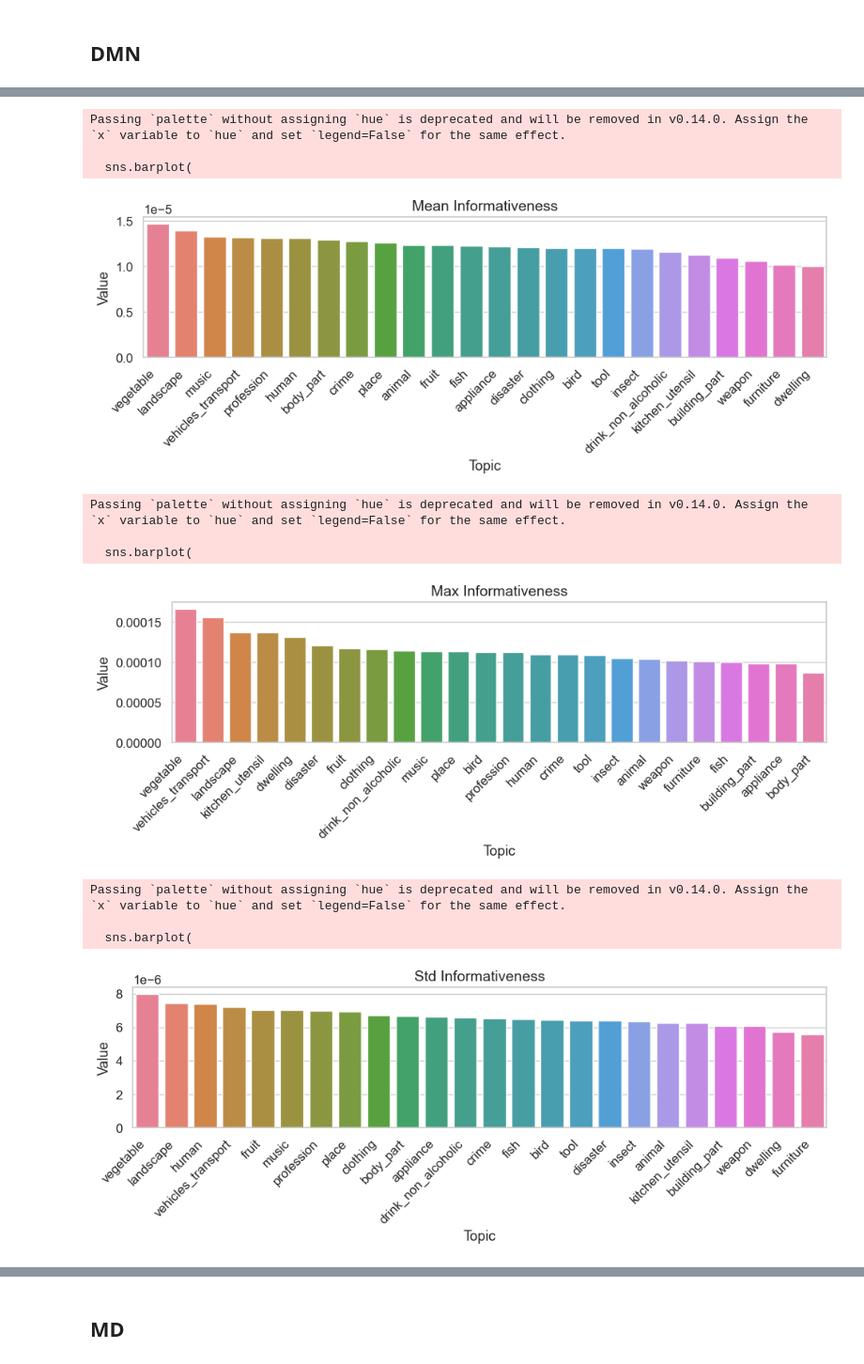
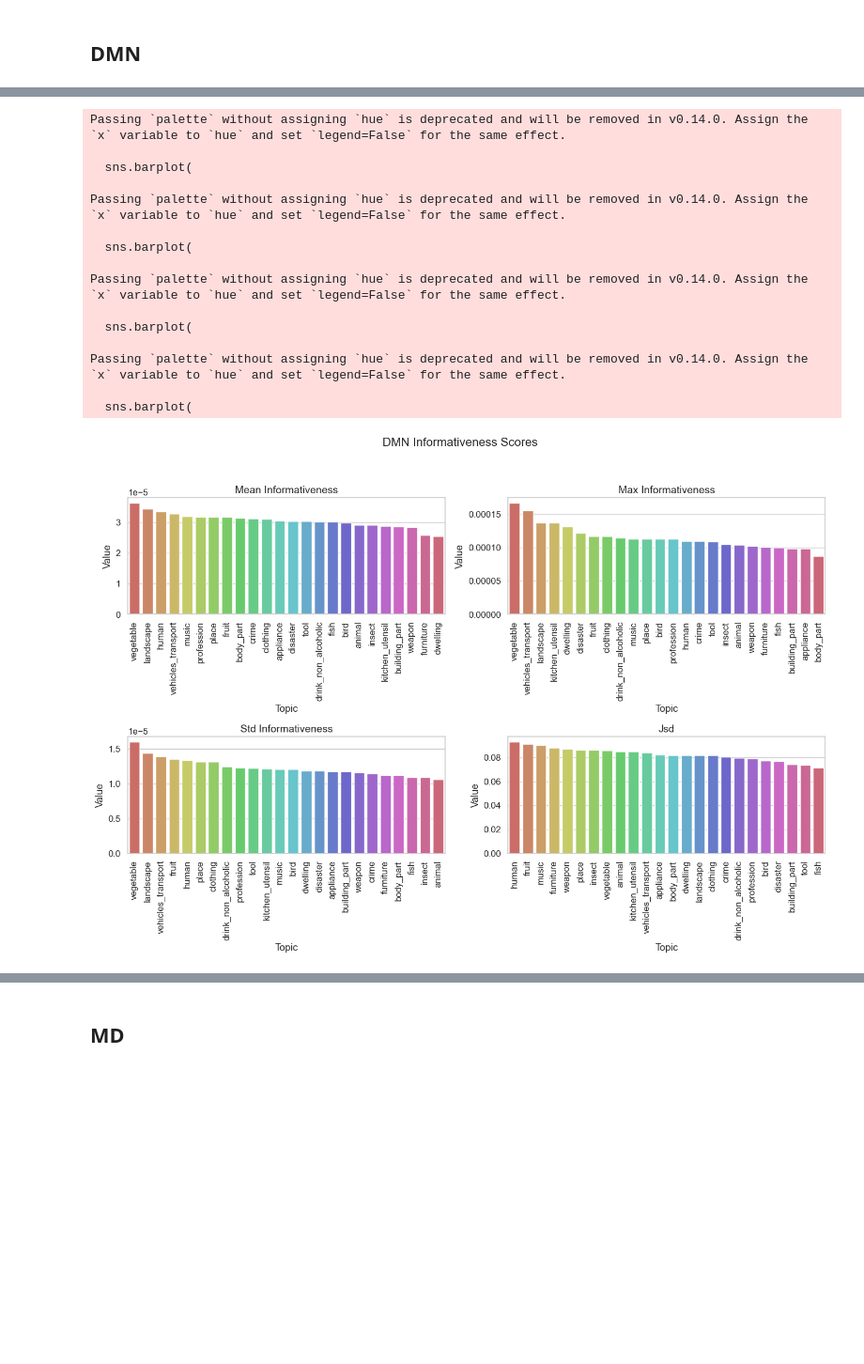
Before and after one commit to cohen-or-github/cognition_final_project, a Jupyter notebook: open_task.ipynb, the cells around one changed output, grey strips where cells are left out. Shown at 94% size. Saved outputs shown, nothing was run; the diff lists cells and outputs as text; code cells hidden in the pictures; blank space fills up the shorter version.

```diff
--- a/open_task.ipynb
+++ b/open_task.ipynb
@@ -17,7 +18,7 @@ from sklearn.feature_selection import f_classif
 from sklearn.cluster import KMeans
 from sklearn.manifold import TSNE
 # %%
-color_palette = 'husl'
+color_palette = 'hls'
 # %% [markdown]
 # Load Category Data
 # %%
@@ -243,25 +238,31 @@ analyze_topic_informativeness(topic_scores, dmn_mask_voxel_indices)
 # %%
-def plot_metrics(metrics, topic_ranking_df):
+def plot_metrics(metrics, topic_ranking_df, network_name):
     """
-    Create metrics plots.
+    Create one graph with subplots of different metrics per topic.
+
     Parameters:
-        metrics: list of metric names
-        topic_ranking_df: topic ranking dataframe
-    :return: None
+        metrics: list of metric names (e.g., ['f_score', 'r2'])
+        topic_ranking_df: DataFrame with topic-level scores per metric
+        network_name: name of the network for the main title
     """
-    for metric in metrics:
-        plt.figure(figsize=(10, 4))
+    fig, axes = plt.subplots(2, 2, figsize=(14, 10), sharey=False)
+    axes = axes.flatten()
+    for i, metric in enumerate(metrics):
+        ax = axes[i]
         sorted_df = topic_ranking_df.sort_values(metric, ascending=False)
         sns.barplot(
             data=sorted_df,
             x="topic",
             y=metric,
-            palette="husl"
+            palette="hls",
+            ax=ax
         )
-        plt.title(metric.replace("_", " ").title(), fontsize=14)
-        plt.xlabel("Topic")
-        plt.ylabel("Value")
-        plt.xticks(rotation=45, ha="right")
-        plt.tight_layout()
-        plt.show()
+        ax.set_title(metric.replace("_", " ").title(), fontsize=14)
+        ax.set_xlabel("Topic")
+        ax.set_ylabel("Value")
+        ax.tick_params(axis='x', rotation=90)
+
+    fig.suptitle(f"{network_name} Informativeness Scores", fontsize=16)
+    plt.tight_layout(rect=[0, 0, 1, 0.95])
+    plt.show()
 # %%
@@ -327,7 +324,7 @@ def agg_and_plot(fmri_data, f_scores, topics_df, color_palette, name=''):
 ## DMN
 # %%
 dmn_mask_voxel_indices = load_extract_img('open_task_data/DMN_overlap_n60.hdr')
-dmn_topic_ranking = analyze_topic_informativeness(topic_scores, dmn_mask_voxel_indices)
+dmn_topic_ranking = analyze_topic_informativeness(topic_scores, dmn_mask_voxel_indices, top_n=500)
 dmn_topic_ranking.head()
 # %% [output]
 Shape: (79, 95, 69)
@@ -340,15 +337,19 @@ Shape: (79, 95, 69)
 # %%
-plot_metrics(metrics, dmn_topic_ranking)
+plot_metrics(metrics, dmn_topic_ranking, 'DMN')
 # %% [output]
 Passing `palette` without assigning `hue` is deprecated and will be removed in v0.14.0. Assign the `x` variable to `hue` and set `legend=False` for the same effect.
 
   sns.barplot(
+
+Passing `palette` without assigning `hue` is deprecated and will be removed in v0.14.0. Assign the `x` variable to `hue` and set `legend=False` for the same effect.
+
+  sns.barplot(
+
+Passing `palette` without assigning `hue` is deprecated and will be removed in v0.14.0. Assign the `x` variable to `hue` and set `legend=False` for the same effect.
+
+  sns.barplot(
+
+Passing `palette` without assigning `hue` is deprecated and will be removed in v0.14.0. Assign the `x` variable to `hue` and set `legend=False` for the same effect.
+
+  sns.barplot(
-[figure, old version]
+[figure, new version]
-Passing `palette` without assigning `hue` is deprecated and will be removed in v0.14.0. Assign the `x` variable to `hue` and set `legend=False` for the same effect.
-
-  sns.barplot(
-[figure, removed]
-Passing `palette` without assigning `hue` is deprecated and will be removed in v0.14.0. Assign the `x` variable to `hue` and set `legend=False` for the same effect.
-
-  sns.barplot(
-[figure, removed]
```
Also changed, not shown: parts of 28 cells of this notebook, 1 other file.
